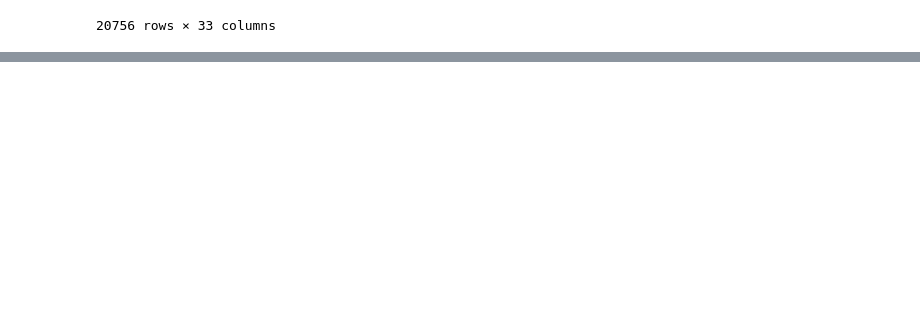
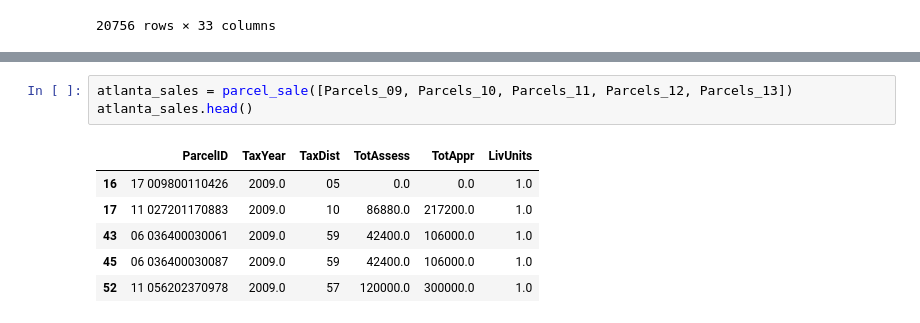
Before and after one commit to IsabelsRepo/IsabelsRepo, a Jupyter notebook: Data-Science/Atlanta-Property/AtlantaPropertyValue.ipynb, the cells around one changed output, grey strips where cells are left out. Saved outputs shown, nothing was run; the diff lists cells and outputs as text; blank space fills up the shorter version.

```diff
--- a/Data-Science/Atlanta-Property/AtlantaPropertyValue.ipynb
+++ b/Data-Science/Atlanta-Property/AtlantaPropertyValue.ipynb
@@ -279,0 +272,10 @@ array([nan, 'D', 'E', 'L', 'M', 'N', 'O', 'P', 'Q', 'R', 'A', 'B', 'C',
+# %%
+atlanta_sales = parcel_sale([Parcels_09, Parcels_10, Parcels_11, Parcels_12, Parcels_13])
+atlanta_sales.head()
+# %% [output]
+|  | ParcelID | TaxYear | TaxDist | TotAssess | TotAppr | LivUnits |
+| 16 | 17 009800110426 | 2009.0 | 05 | 0.0 | 0.0 | 1.0 |
+| 17 | 11 027201170883 | 2009.0 | 10 | 86880.0 | 217200.0 | 1.0 |
+| 43 | 06 036400030061 | 2009.0 | 59 | 42400.0 | 106000.0 | 1.0 |
+| 45 | 06 036400030087 | 2009.0 | 59 | 42400.0 | 106000.0 | 1.0 |
+| 52 | 11 056202370978 | 2009.0 | 57 | 120000.0 | 300000.0 | 1.0 |
```
Also changed, not shown: parts of 17 cells of this notebook.
